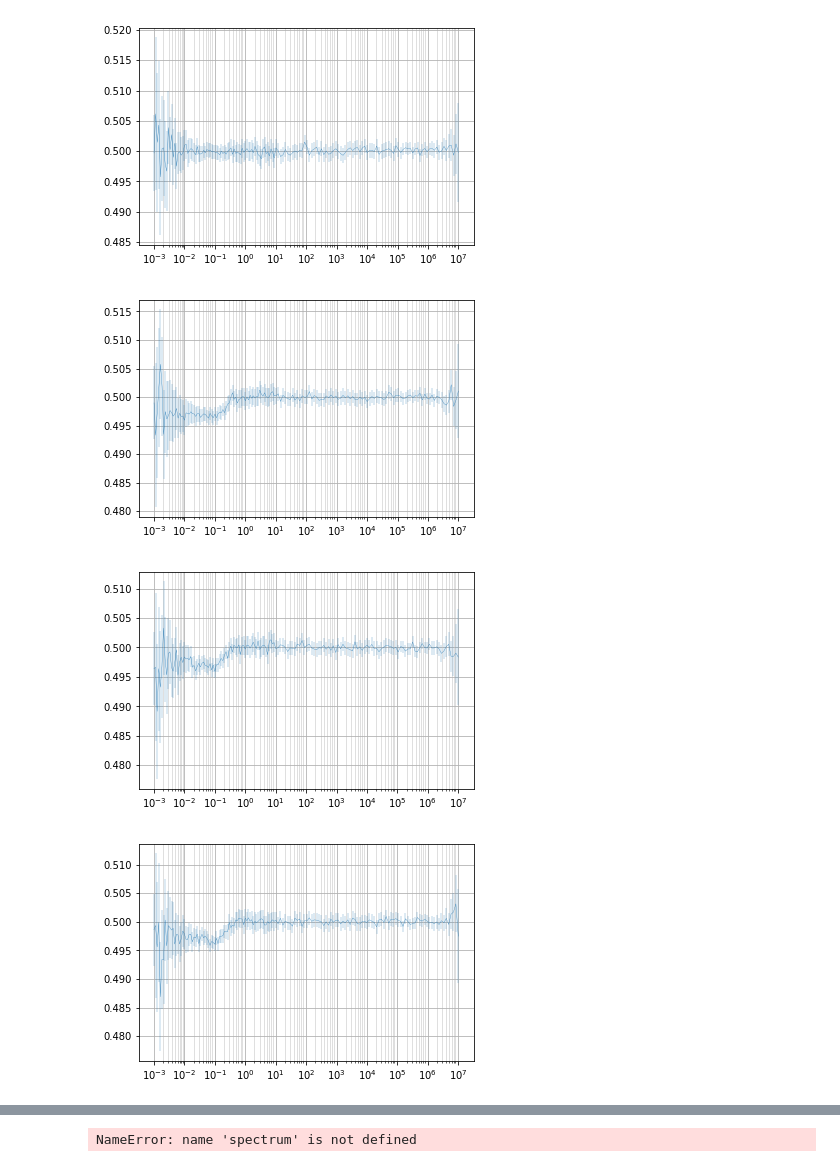
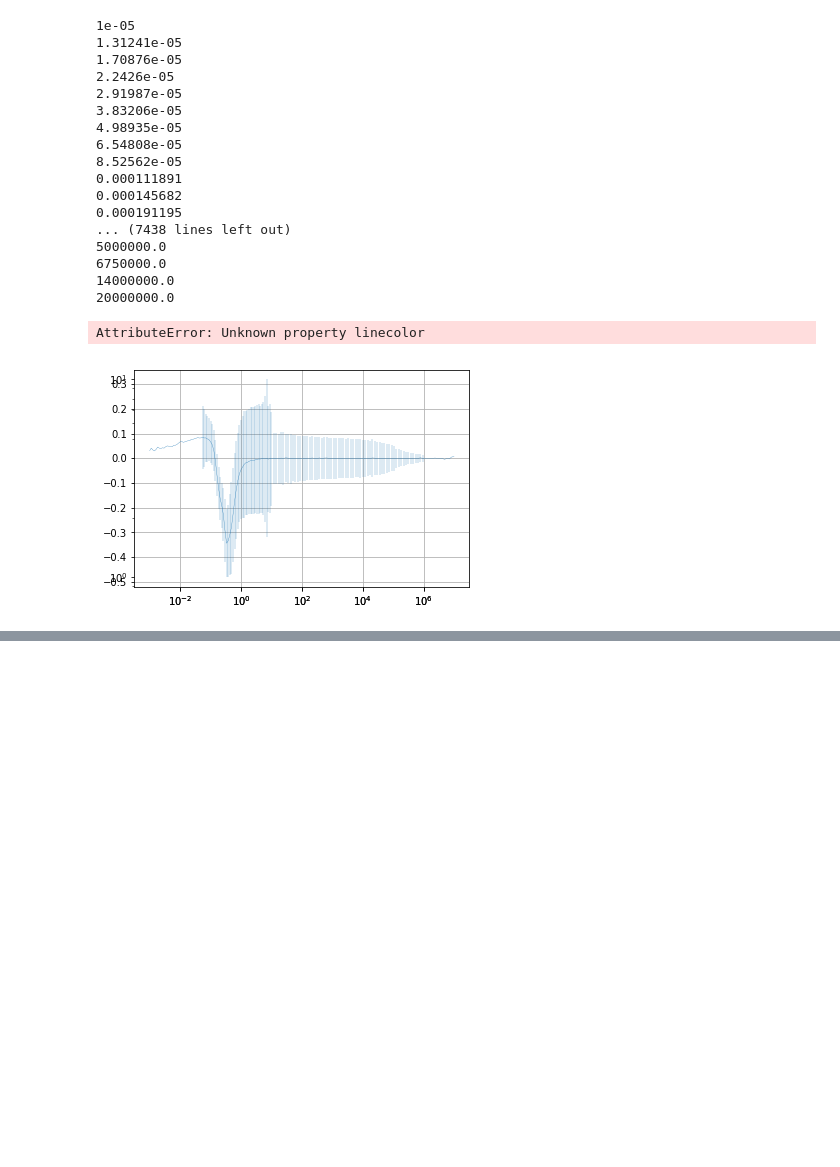
Before and after one commit to aaswenson/mcnp_parser, a Jupyter notebook: Untitled.ipynb, the cells around one changed output, grey strips where cells are left out. Cells and saved outputs as stored; diff of their text form; code cells hidden in the pictures; blank space fills up the shorter version.

```diff
--- a/Untitled.ipynb
+++ b/Untitled.ipynb
@@ -5,41 +6,83 @@ import numpy as np
 # %%
 import mcnp_parser as mcnp
 # %%
-spectrum_7 = mcnp.read_output("./bad_vol.o")
-spectrum_6 = mcnp.read_output("./good_vol.o")
+spectrum_7 = mcnp.read_output("mcnp_file/100d_800k.o")
+spectrum_6 = mcnp.read_output("mcnp_file/100d_1200k.o")
 # %%
+input_file = open("data/endf-6[65834].txt", 'r')
+E = []
+b = []
+
+for line in input_file:
+    line_ = line.split(',')
+
+    E.append(float(line_[0]))
+    print(float(line_[0]))
+    b.append(float(line_[1]))
+
+
+
+
+
 for i in range(len(spectrum_6)):
     if(i %2 == 0):
         fig = plt.figure()
-        ax = fig.add_subplot(1,1,1)
+        ax = fig.add_subplot(111)
         plt.semilogx()
 
-        major_ticks = np.logspace(-3, 7, 11)
-
-        minor_ticks = []
-        for j in np.arange(-3, 7, 1):
-            minor_ticks += list(np.arange( pow(10.,j)*2, pow(10.,j)*9, pow(10.,j)) )
 
         ax.set_xticks(major_ticks)
         ax.set_xticks(minor_ticks, minor=True)
         plt.grid(which='major', alpha=1)
         plt.grid(which='minor', alpha=0.5)
 
         x =  [val[0]*1e6 for val in spectrum_6[i]]
         y_6 =  [val[1] for val in spectrum_6[i]]
         y_7 =  [val[1] for val in spectrum_7[i]]
-        y = [ (y_7[i] - y_6[i])/(y_7[i]) for i in range(len(y_7)) ]
+        y = [ (y_7[i] - y_6[i])/y_7[i] for i in range(len(y_7)) ]
 
         y_err_6 =  [val[2] for val in spectrum_6[i]]
         y_err_7 =  [val[2] for val in spectrum_7[i]]
-        y_err = [ (y_err_7[i] + y_err_6[i]) for i in range(len(y_7)) ]
+        y_err = [ math.sqrt(math.pow(y_err_7[j]/y_7[j],2) + math.pow(y_err_6[j]/y_6[j],2)) for j in range(len(y_7)) ]
+
+        for j in range(len(y)):
+            if x[j] < 0.05 or x[j] > 1e6:
+                y_err[j] = 0.
+
+        ax.errorbar(x, y, xerr=0.0, yerr=y_err, label =str(i), linewidth=.3)
 
 
-        plt.errorbar(x, y, xerr=0.0, yerr=y_err, label =str(i), linewidth=.3)
+
+        ax2 = fig.add_subplot(111, sharex=ax, frameon=False)
+        line1 = ax2.loglog(E,b, linewidth=.3, linecolor='red' )
+        ax2.yaxis.tick_right()
+        ax2.yaxis.set_label_position('right')
+
+        major_ticks = np.logspace(-3, 7, 11)
+
+        minor_ticks = []
+        for j in np.arange(-3, 7, 1):
+            minor_ticks += list(np.arange( pow(10.,j)*2, pow(10.,j)*9, pow(10.,j)) )
+        #plt.plot(E, b)
         name = "myspectrum_"  + str(i) + ".png"
         plt.savefig(name, dpi=500)
 # %% [output]
+1e-05
+1.31241e-05
+1.70876e-05
+2.2426e-05
+2.91987e-05
+3.83206e-05
+4.98935e-05
+6.54808e-05
+8.52562e-05
+0.000111891
+0.000145682
+0.000191195
+... (7438 lines left out)
+5000000.0
+6750000.0
+14000000.0
+20000000.0
+AttributeError: Unknown property linecolor
-[figure, old version]
+[figure, new version]
-[figure, removed]
-[figure, removed]
-[figure, removed]
@@ -49,4 +88,0 @@ for i in range(len(spectrum_6)):
-# %%
-spectrum[0][:]
-# %% [output]
-NameError: name 'spectrum' is not defined
```
Also changed, not shown: parts of 2 cells of this notebook, 13 other files.
